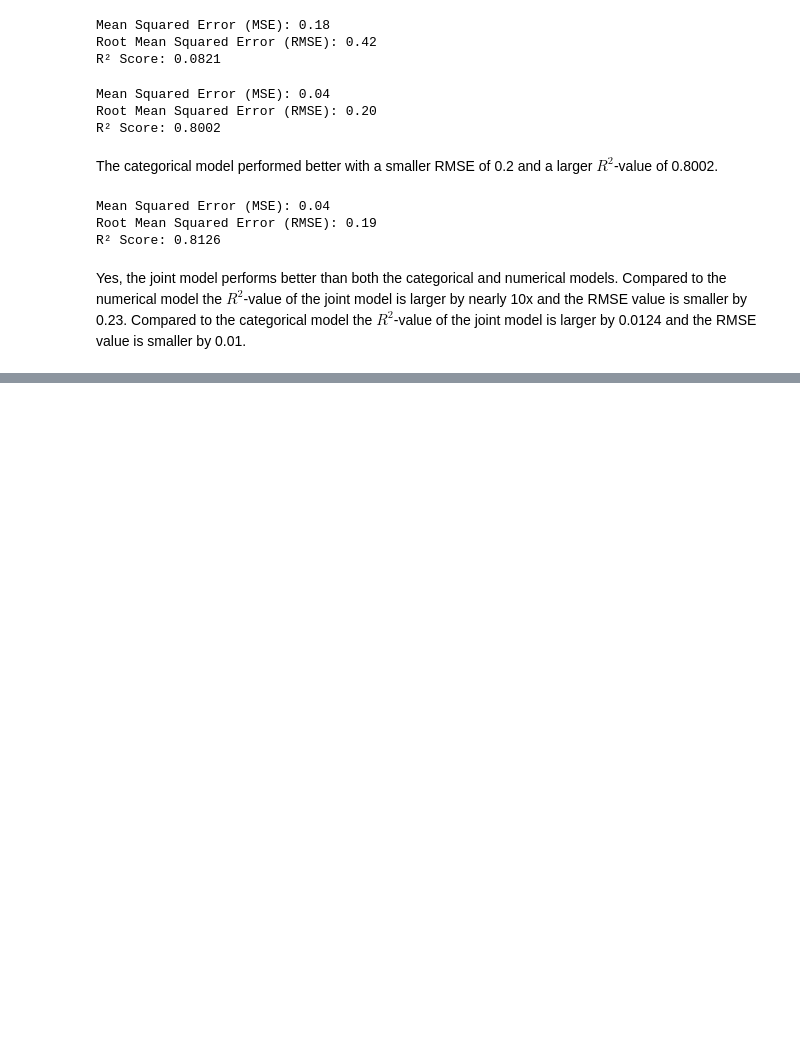
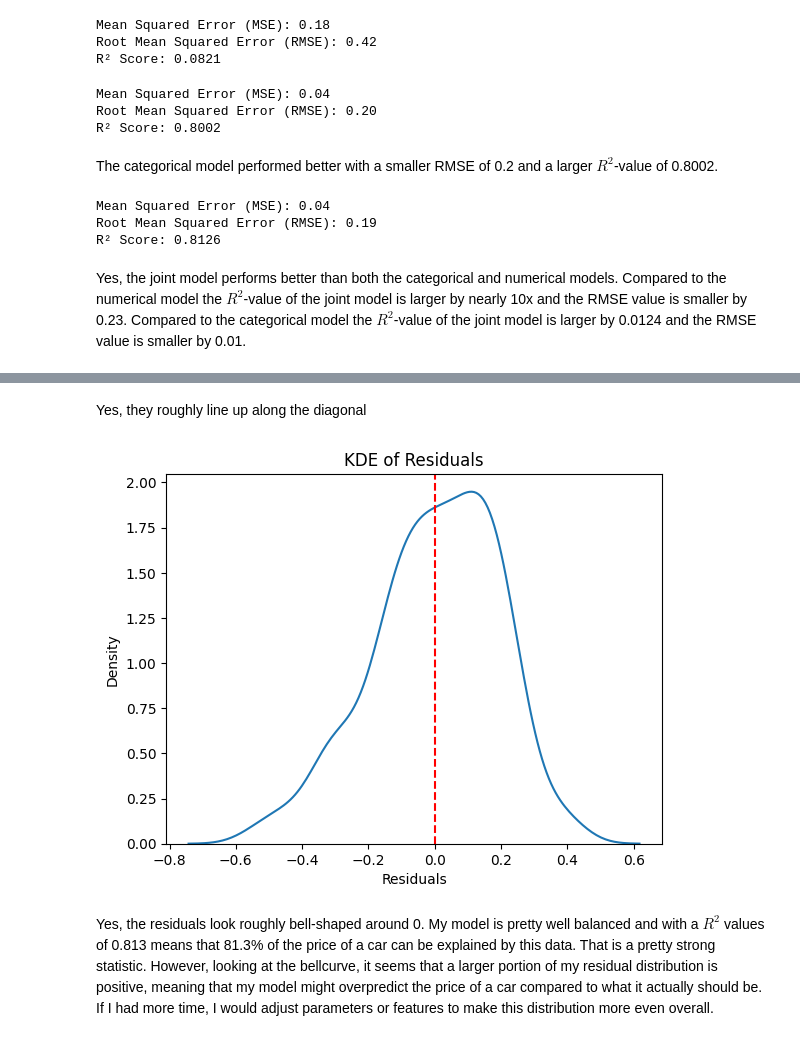
Before and after one commit to MaxGuryan9/week_8, a Jupyter notebook: Q_2.ipynb, the cells around one changed output, grey strips where cells are left out. Saved outputs shown, nothing was run; the diff lists cells and outputs as text; code cells hidden in the pictures; blank space fills up the shorter version.

```diff
--- a/Q_2.ipynb
+++ b/Q_2.ipynb
@@ -290,0 +468,14 @@ Yes, the joint model performs better than both the categorical and numerical mod
+# %% [markdown]
+Yes, they roughly line up along the diagonal
+# %%
+residuals = y_test_full - y_pred_poly
+
+sns.kdeplot(residuals)
+plt.axvline(x=0, color='r', linestyle='--')
+plt.xlabel('Residuals')
+plt.title('KDE of Residuals')
+plt.show()
+# %% [output]
+[figure, added]
+# %% [markdown]
+Yes, the residuals look roughly bell-shaped around 0. My model is pretty well balanced and with a $R^2$ values of 0.813 means that 81.3% of the price of a car can be explained by this data. That is a pretty strong statistic. However, looking at the bellcurve, it seems that a larger portion of my residual distribution is positive, meaning that my model might overpredict the price of a car compared to what it actually should be. If I had more time, I would adjust parameters or features to make this distribution more even overall.
```
Also changed, not shown: parts of 10 cells of this notebook.
